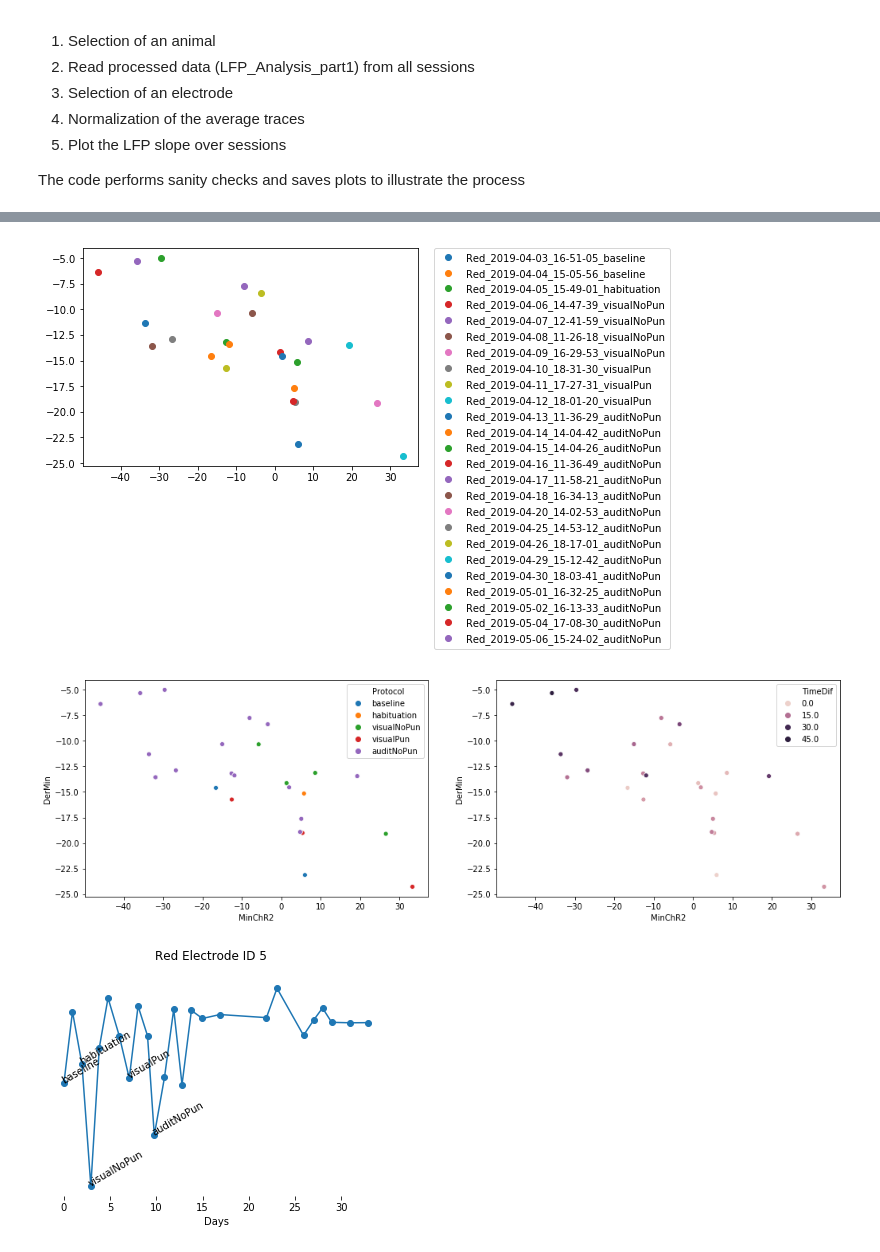
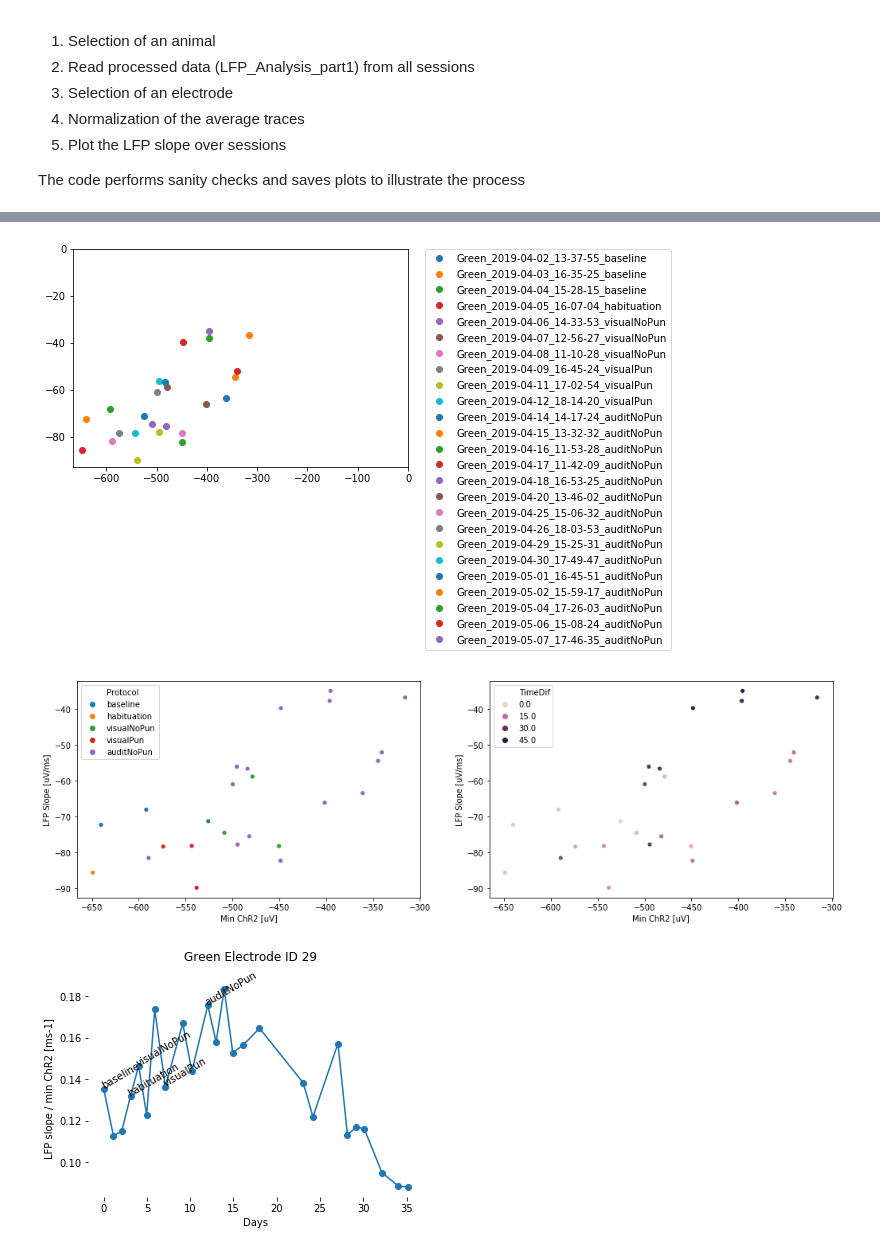
Before and after one commit to HernandoMV/OpenEphys_Analysis, a Jupyter notebook: LFP_Analysis_part2.ipynb, the cells around one changed output, grey strips where cells are left out. Cells and saved outputs as stored; diff of their text form; code cells hidden in the pictures.

```diff
--- a/LFP_Analysis_part2.ipynb
+++ b/LFP_Analysis_part2.ipynb
@@ -30,7 +30,7 @@ import quantities as pq
 import pdb
 # %%
 # 1 and 2. Selection of an animal and retrieval of data
-AnimalID = 'Red'
+AnimalID = 'Green'
 GeneralDataDir = '/mnt/c/Users/herny/Desktop/SWC/Data/Ephys_data/LFP_Recordings/'
 # Load those pickle files that correspond to the animal and that are from Analysis part 1
 SessionsAverages = [] # to store the data
@@ -94,6 +94,6 @@ Progress: [####################] 97.7%
 # %%
 # Now, select an electrode, find the derivative and other features and check correlations
-ElectrodeID = 5
+ElectrodeID = 29
 
 # Restart lists (necesary if running this again after the cells below)
 FilesDates = parseTitlesForDates(FileNames)
@@ -113,13 +113,14 @@ for j in range(len(SessionsAverages)):
 
 Derivatives = np.diff(ElectrodeLFPData, axis = 1)
 
-# for the minima of the ChR2 bump, find the first ascending 0 cross of the derivative
+# for the minima of the ChR2 bump, find the first ascending 0 cross of the derivative after a specified time
+MinChR2LowThr = 0.0015
 MinChR2List = []
 MinChR2ListIdx = []
 MinChR2ListTime = []
 for j in range(len(Derivatives)):
     for i in range(len(Derivatives[j])):
-        if np.logical_and(Derivatives[j][i+1]>=0, Derivatives[j][i] < 0):
+        if np.logical_and(np.logical_and(Derivatives[j][i+1]>=0, Derivatives[j][i] < 0), ElectrodeLFPTimes[j][i] > MinChR2LowThr):
             MinChR2ListTime.append(ElectrodeLFPTimes[j][i+1])
             MinChR2List.append(ElectrodeLFPData[j][i+1])
             MinChR2ListIdx.append(i+1)
@@ -168,3 +169,18 @@ for index in sorted(ExpToRemove, reverse=True):
     del DerMin[index]
     del FilesDates[index]
     del TrainingProtocol[index]
+# %%
+# Plot the traces and their normalize
+fig, axs = plt.subplots(2, 1, figsize=(17, 10), facecolor='w', edgecolor='k', sharex=True)
+fig.subplots_adjust(hspace = .001, wspace=.001)
+axs = axs.ravel()
+for i in range(len(SessionsAverages)):
+    axs[0].plot(SessionsTimes[i], SessionsAverages[i][ElectrodeID], label = ShortFileNames[i])
+    axs[0].set_xlim(-0.002, 0.01)
+    #axvlines(0, ax=axs[j])
+    axs[0].text(.5,.85,"Channel Idx " + str(ElectrodeID), horizontalalignment='center', transform=axs[0].transAxes)
+
+    axs[1].plot(SessionsTimes[i], -SessionsAverages[i][ElectrodeID]/MinChR2List[i], label = ShortFileNames[i])
+    axs[1].set_xlim(-0.002, 0.01)
+    #axvlines(0, ax=axs[j])
+    axs[1].text(.5,.85,"Channel Idx " + str(ElectrodeID), horizontalalignment='center', transform=axs[1].transAxes)
@@ -173,10 +191,12 @@ for index in sorted(ExpToRemove, reverse=True):
 for i in range(len(MinChR2List)):
     plt.plot(MinChR2List[i], DerMin[i], 'o', label = ShortFileNames[i])#, color = TrainingProtocol)
 lgd = plt.legend(bbox_to_anchor=(1.05, 1), loc=2, borderaxespad=0.)
+plt.xlim(plt.xlim()[0], 0)
+plt.ylim(plt.ylim()[0], 0)
 plt.savefig(OutPutDir + 'ChannelID-' + str(ElectrodeID) + '_correlations.pdf', transparent=True,
             bbox_extra_artists=(lgd,), bbox_inches='tight')
 # %% [output]
-[figure, old version]
+[figure, new version]
 # %%
 import seaborn as sns
 expTimeDifferences = timeDifferences(FilesDates)
@@ -190,27 +210,33 @@ fig, ax = plt.subplots(1,2,figsize=(17,5))
 ax.ravel()
 sns.scatterplot(x='MinChR2', y='DerMin', hue='Protocol', data=corrdf, ax=ax[0])
 sns.scatterplot(x='MinChR2', y='DerMin', hue='TimeDif', data=corrdf, ax=ax[1])
+ax[0].set(xlabel='Min ChR2 [uV]')
+ax[0].set(ylabel='LFP Slope [uV/ms]')
+ax[1].set(xlabel='Min ChR2 [uV]')
+ax[1].set(ylabel='LFP Slope [uV/ms]')
 plt.savefig(OutPutDir + 'ChannelID-' + str(ElectrodeID) + '_correlations_nicer.pdf', transparent=True,
             bbox_extra_artists=(lgd,), bbox_inches='tight')
 plt.show(fig)
 # %% [output]
-[figure, old version]
+[figure, new version]
 # %%
 # plot relation of peaks across experiments
 Relation = [DerMin[i] / MinChR2List[i] for i in range(len(DerMin))]
 plt.plot(expTimeDifferences, Relation, 'o-')
 plt.xlabel('Days')
+plt.ylabel('LFP slope / min ChR2 [ms-1]')
 plt.suptitle(AnimalID + ' Electrode ID ' + str(ElectrodeID))
 #label the transitions
 for j in range(len(set(TrainingProtocol))):
     idxOfTransition = next(x for x in range(len(TrainingProtocol)) if TrainingProtocol[x] == list(set(TrainingProtocol))[j])
     plt.text(expTimeDifferences[idxOfTransition], Relation[idxOfTransition], TrainingProtocol[idxOfTransition],
             rotation=30, rotation_mode='anchor')
-plt.tick_params(top='off', bottom='on', left='off', right='off', labelleft='off', labelbottom='on')
+plt.tick_params(top='off', bottom='on', left='on', right='off', labelleft='on', labelbottom='on')
+
 # get rid of the frame
 for spine in plt.gca().spines.values():
     spine.set_visible(False)
 
 plt.savefig(OutPutDir + 'ChannelID-' + str(ElectrodeID) + '_LFP-changes.pdf', transparent=True)
 # %% [output]
-[figure, old version]
+[figure, new version]
```
Also changed, not shown: parts of 5 cells of this notebook, 2 other files.
